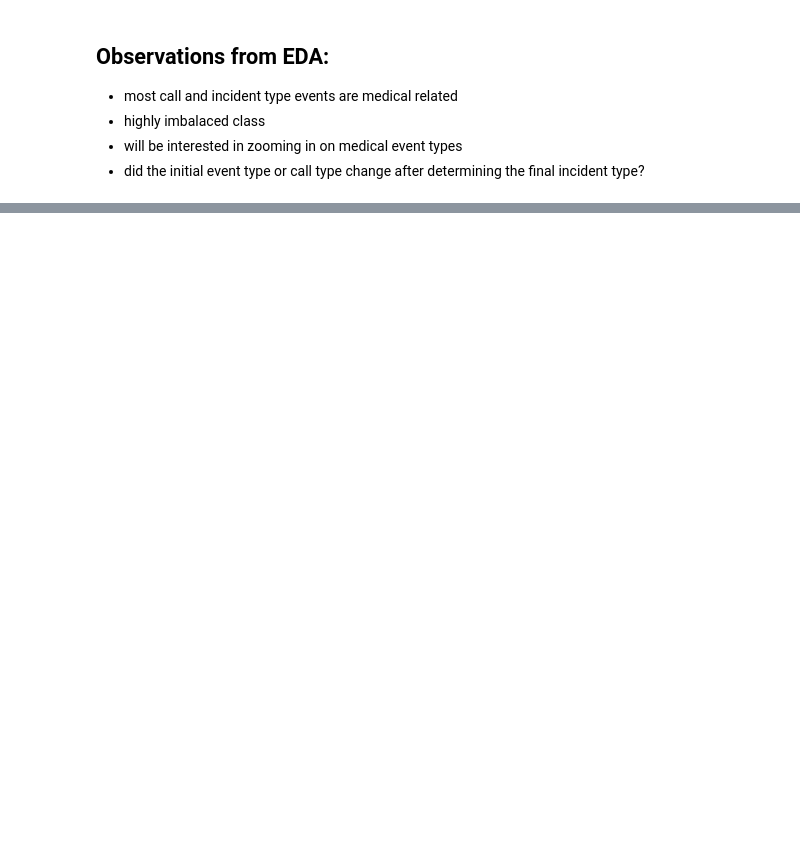
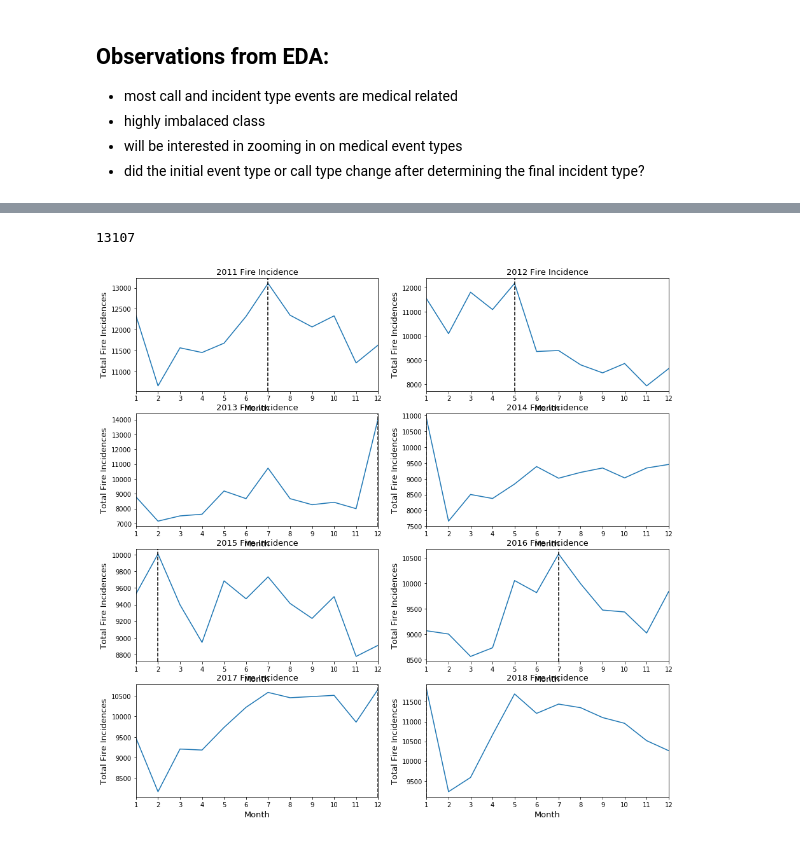
Before and after one commit to 00chengh/toronto_fire_incidents_analysis, a Jupyter notebook: TFS.ipynb, the cells around one changed output, grey strips where cells are left out. Cells and saved outputs as stored; diff of their text form; code cells hidden in the pictures; blank space fills up the shorter version.

```diff
--- a/TFS.ipynb
+++ b/TFS.ipynb
@@ -249,0 +246,17 @@ dtype: object
+# %%
+fig, axes= plt.subplots(nrows=3, ncols=2)
+# fig.delaxes(ax[3,1])
+
+for index, i in enumerate(qual):
+
+    ix = np.unravel_index(index, axes.shape)
+    df_all[i].value_counts()[:10].plot(kind='bar', figsize=(15,30), ax=axes[ix], title=i)
+
+    plt.xticks(rotation=45)
+
+    plt.tight_layout()
+plt.show()
+# %%
+df[0].groupby(df[0]['month']).count()['TFS Alarm Time'].max()
+# %% [output]
+13107
@@ -249,0 +279,28 @@ dtype: object
+# %%
+fig, axes= plt.subplots(nrows=4, ncols=2, figsize=(15,15))
+
+for i, ax in enumerate(axes.flatten()):
+
+
+    df[i]['month'] = pd.DatetimeIndex(df[i]['TFS Alarm Time']).month
+    maximum = df[i].groupby(df[i]['month']).count()['TFS Alarm Time'].values.argmax() + 1
+
+    ix = np.unravel_index(i, axes.shape)
+
+#     (df[i].groupby(df[i]['month']).count()['TFS Alarm Time']).plot(ax=axes[ix],
+#                                                                    figsize=(15,17),
+#                                                                   xticks=np.arange(1,13,1))
+
+    ax.plot(np.arange(1,13), df[i].groupby(df[i]['month']).count()['TFS Alarm Time'])
+
+
+    ax.axvline(x=maximum, color='black', linestyle='--', )
+    ax.set_xticks(np.arange(1,13,1))
+    ax.set_xlabel('Month', size=13)
+    ax.set_ylabel('Total Fire Incidences', size=13)
+    ax.set_title(f'201{i+1} Fire Incidence', size=13)
+    ax.set_xlim(1,12)
+
+plt.show()
+# %% [output]
+[figure, added]
```
Also changed, not shown: parts of 31 cells of this notebook.
